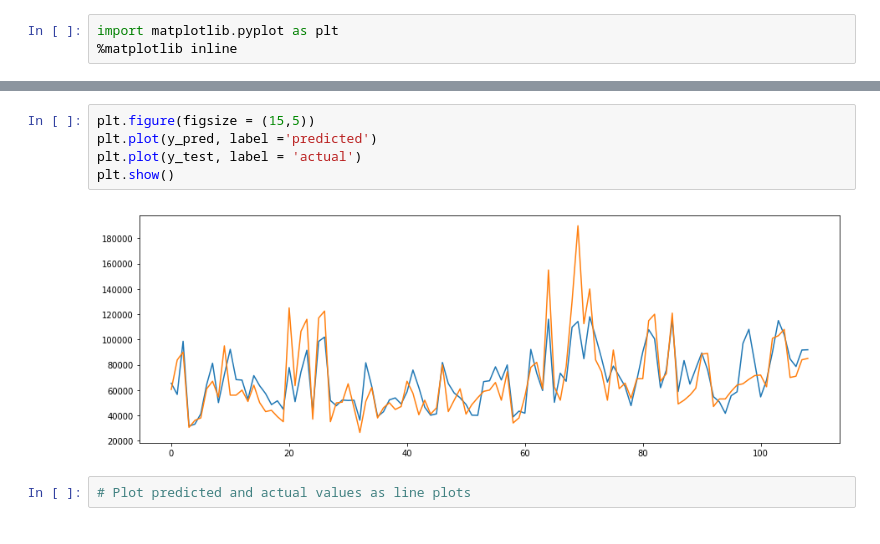
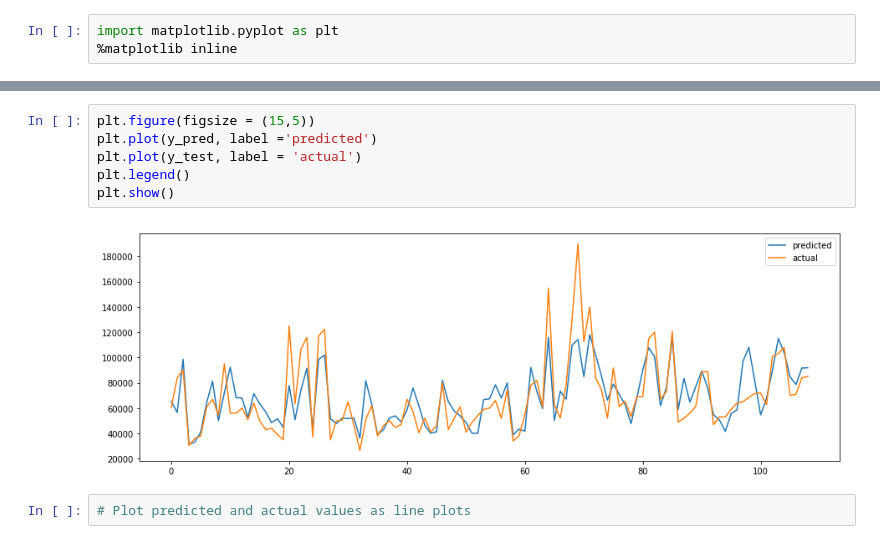
Before and after one commit to karolinajoz/dsc-linalg-regression-lab-nyc-ds-082619, a Jupyter notebook: index.ipynb, the cells around one changed output, grey strips where cells are left out. Drawn from its saved outputs; the diff is of its cells as text.

```diff
--- a/index.ipynb
+++ b/index.ipynb
@@ -236,10 +236,11 @@ test_list
 # %%
 plt.figure(figsize = (15,5))
 plt.plot(y_pred, label ='predicted')
 plt.plot(y_test, label = 'actual')
+plt.legend()
 plt.show()
 # %% [output]
-[figure, old version]
+[figure, new version]
 # %%
 # Plot predicted and actual values as line plots
 # %% [markdown]
```
